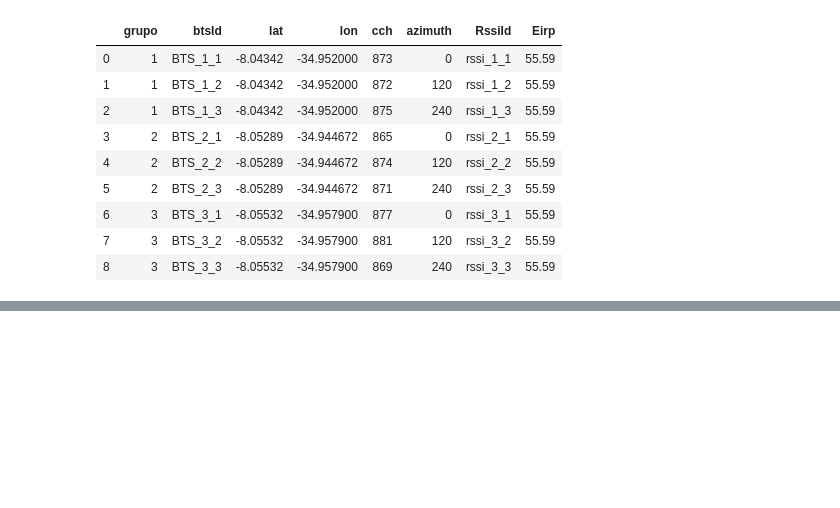
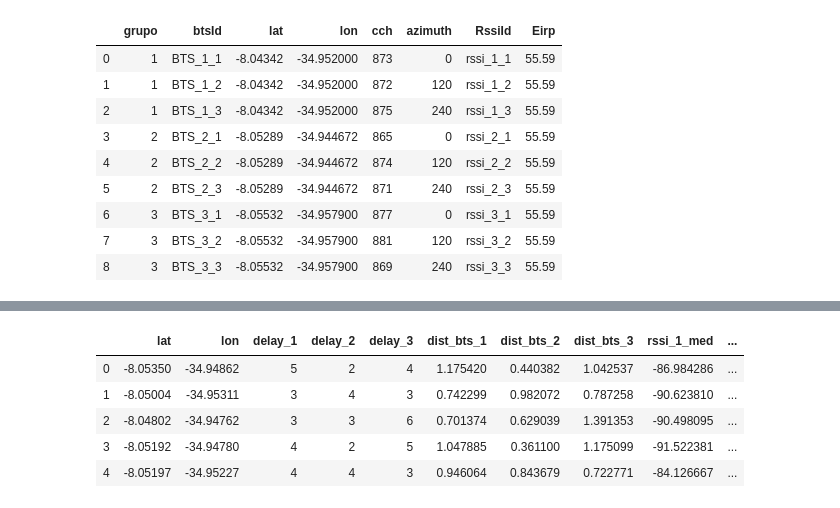
Before and after one commit to gabrielvmelo/cmoveis, a Jupyter notebook: triangulação.ipynb, the cells around one changed output, grey strips where cells are left out. Saved outputs shown, nothing was run; the diff lists cells and outputs as text; code cells hidden in the pictures; blank space fills up the shorter version.

```diff
--- a/triangulação.ipynb
+++ b/triangulação.ipynb
@@ -45,9 +45,9 @@ bts3_lon = ds2['lon'].iloc[6]
 # %%
 dist_bts1 = []
 for i in range(ds.shape[0]):
-    d1 = math.sqrt(55590/(4*math.pi*ds['rssi_1_1'].iloc[i]*-1))
-    d2 = math.sqrt(55590/(4*math.pi*ds['rssi_1_2'].iloc[i]*-1))
-    d3 = math.sqrt(55590/(4*math.pi*ds['rssi_1_3'].iloc[i]*-1))
+    d1 = math.sqrt(55590)/(4*math.pi*ds['rssi_1_1'].iloc[i]*-1)
+    d2 = math.sqrt(55590)/(4*math.pi*ds['rssi_1_2'].iloc[i]*-1)
+    d3 = math.sqrt(55590)/(4*math.pi*ds['rssi_1_3'].iloc[i]*-1)
     d = (d1+d2+d3)/3
     dist_bts1.append(d)
 dist_bts1[:10]
@@ -68,0 +65,4 @@ math.pi
+# %%
+ds['dist_bts_1'] = ds.apply(lambda x: GeoUtils.distanceInKm(x.lat, x.lon, bts1_lat, bts1_lon), axis=1)
+ds['dist_bts_2'] = ds.apply(lambda x: GeoUtils.distanceInKm(x.lat, x.lon, bts2_lat, bts2_lon), axis=1)
+ds['dist_bts_3'] = ds.apply(lambda x: GeoUtils.distanceInKm(x.lat, x.lon, bts3_lat, bts3_lon), axis=1)
@@ -68,0 +78,30 @@ math.pi
+# %%
+rss_1_med = []
+rss_2_med = []
+rss_3_med = []
+
+for i in range(ds.shape[0]):
+    r1 = (ds['rssi_1_1'].iloc[i] + ds['rssi_1_2'].iloc[i] + ds['rssi_1_3'].iloc[i])/3
+    rss_1_med.append(r1)
+    r2 = (ds['rssi_2_1'].iloc[i] + ds['rssi_2_2'].iloc[i] + ds['rssi_2_3'].iloc[i])/3
+    rss_2_med.append(r2)
+    r3 = (ds['rssi_3_1'].iloc[i] + ds['rssi_3_2'].iloc[i] + ds['rssi_3_3'].iloc[i])/3
+    rss_3_med.append(r3)
+
+aux = []
+for col in ds:
+    if "rssi" in col:
+        aux.append(col)
+ds = ds.drop(columns=aux)
+ds['rssi_1_med'] = rss_1_med
+ds['rssi_2_med'] = rss_2_med
+ds['rssi_3_med'] = rss_3_med
+# %%
+ds.head()
+# %% [output]
+|  | lat | lon | delay_1 | delay_2 | delay_3 | dist_bts_1 | dist_bts_2 | dist_bts_3 | rssi_1_med | ... |
+| 0 | -8.05350 | -34.94862 | 5 | 2 | 4 | 1.175420 | 0.440382 | 1.042537 | -86.984286 | ... |
+| 1 | -8.05004 | -34.95311 | 3 | 4 | 3 | 0.742299 | 0.982072 | 0.787258 | -90.623810 | ... |
+| 2 | -8.04802 | -34.94762 | 3 | 3 | 6 | 0.701374 | 0.629039 | 1.391353 | -90.498095 | ... |
+| 3 | -8.05192 | -34.94780 | 4 | 2 | 5 | 1.047885 | 0.361100 | 1.175099 | -91.522381 | ... |
+| 4 | -8.05197 | -34.95227 | 4 | 4 | 3 | 0.946064 | 0.843679 | 0.722771 | -84.126667 | ... |
```
Also changed, not shown: parts of 23 cells of this notebook, 6 other files.
